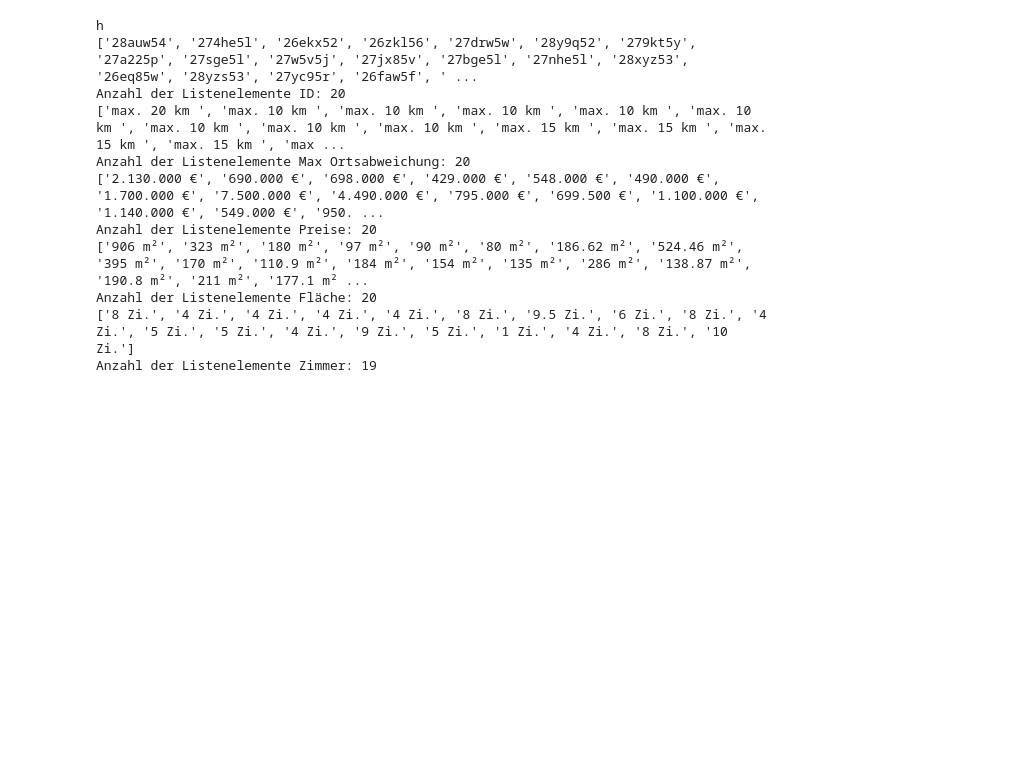
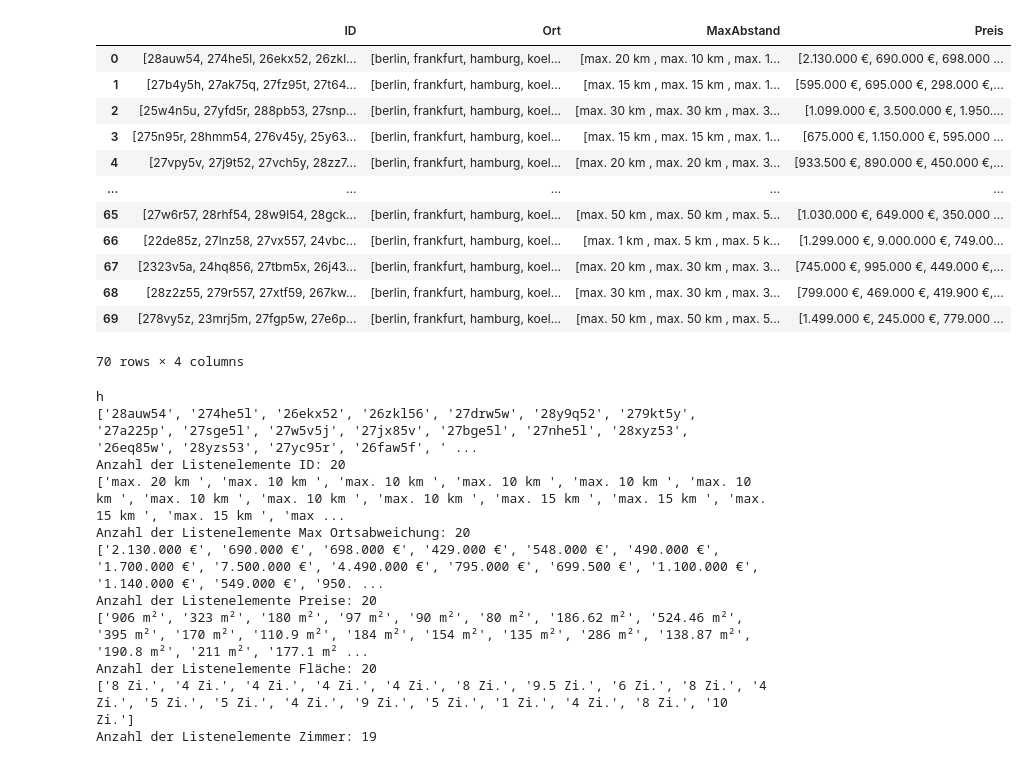
Before and after one commit to Helenaschick/WebSocialMediaAnalytics, a Jupyter notebook: Web Analytics Project_V2.ipynb, the cells around one changed output. Drawn from its saved outputs; the diff is of its cells as text; code cells hidden in the pictures; blank space fills up the shorter version.

Commit message:
Speichern in df und comdirect Schleife

```diff
--- a/Web Analytics Project_V2.ipynb
+++ b/Web Analytics Project_V2.ipynb
@@ -140,4 +140,64 @@ ID,Ort,Umkreis,MAxOrtsabstanddesObjekts,Preis,Fläche,
 IndexError: list index out of range
+# %%
+#Funktioniert noch nicht!
+#Speichern in Dataframe
+data = {
+    'ID': [],
+    'Ort': [],
+    'MaxAbstand': [],
+    #'Fläche': [],
+    #'Zimmer': [],
+    'Preis': [],
+}
+
+#aus funktionierender Schleife kopiert
+for i in range(len(Ort)):
+    for j in range(len(Seite)):
+        a[i][j]= Website + Ort[i] + Slash + Objekt[0] +Snippet1 + str(Umkreis) + Snippet2 + str(Seite[j]+1)
+        page = requests.get(a[i][j])
+        tree = html.fromstring(page.content)
+        id = tree.xpath(".//a/@id")
+        prices = tree.xpath('//div[@data-test="price"]/text()')
+        MaxOrt = tree.xpath('//div[@class="estateFacts-f11b0"]/div[1]/span/text()')
+        for e in range(len(MaxOrt)):
+            MaxOrt[e]=MaxOrt[e][MaxOrt[e].index(""): MaxOrt[e].index("|")]
+        area = tree.xpath('//div[@data-test="area"]/text()')
+        rooms = tree.xpath('//div[@data-test="rooms"]/text()')
+
+
+        b = [[0 for s in range(7)] for r in range(len(id))]
+        for r in range(len(id)):
+             b[r][0]= id[r]
+             b[r][1]= MaxOrt[r]
+             b[r][2]= prices[r]
+             #b[r][3]= area[r]
+
+        data['ID'].append(id)
+        data['Ort'].append(Ort)
+        data['MaxAbstand'].append(MaxOrt)
+        #data['Fläche'].append(area)
+        #data['Zimmer'].append(rooms)
+        data['Preis'].append(prices)
+
+df=pd.DataFrame(data, columns=['ID', 'Ort', 'MaxAbstand',
+#'Fläche', 'Zimmer',
+'Preis'])
+
+df
+# %% [output]
+|  | ID | Ort | MaxAbstand | Preis |
+| 0 | [28auw54, 274he5l, 26ekx52, 26zkl... | [berlin, frankfurt, hamburg, koel... | [max. 20 km , max. 10 km , max. 1... | [2.130.000 €, 690.000 €, 698.000 ... |
+| 1 | [27b4y5h, 27ak75q, 27fz95t, 27t64... | [berlin, frankfurt, hamburg, koel... | [max. 15 km , max. 15 km , max. 1... | [595.000 €, 695.000 €, 298.000 €,... |
+| 2 | [25w4n5u, 27yfd5r, 288pb53, 27snp... | [berlin, frankfurt, hamburg, koel... | [max. 30 km , max. 30 km , max. 3... | [1.099.000 €, 3.500.000 €, 1.950.... |
+| 3 | [275n95r, 28hmm54, 276v45y, 25y63... | [berlin, frankfurt, hamburg, koel... | [max. 15 km , max. 15 km , max. 1... | [675.000 €, 1.150.000 €, 595.000 ... |
+| 4 | [27vpy5v, 27j9t52, 27vch5y, 28zz7... | [berlin, frankfurt, hamburg, koel... | [max. 20 km , max. 20 km , max. 3... | [933.500 €, 890.000 €, 450.000 €,... |
+| ... | ... | ... | ... | ... |
+| 65 | [27w6r57, 28rhf54, 28w9l54, 28gck... | [berlin, frankfurt, hamburg, koel... | [max. 50 km , max. 50 km , max. 5... | [1.030.000 €, 649.000 €, 350.000 ... |
+| 66 | [22de85z, 27lnz58, 27vx557, 24vbc... | [berlin, frankfurt, hamburg, koel... | [max. 1 km , max. 5 km , max. 5 k... | [1.299.000 €, 9.000.000 €, 749.00... |
+| 67 | [2323v5a, 24hq856, 27tbm5x, 26j43... | [berlin, frankfurt, hamburg, koel... | [max. 20 km , max. 30 km , max. 3... | [745.000 €, 995.000 €, 449.000 €,... |
+| 68 | [28z2z55, 279r557, 27xtf59, 267kw... | [berlin, frankfurt, hamburg, koel... | [max. 30 km , max. 30 km , max. 3... | [799.000 €, 469.000 €, 419.900 €,... |
+| 69 | [278vy5z, 23mrj5m, 27fgp5w, 27e6p... | [berlin, frankfurt, hamburg, koel... | [max. 50 km , max. 50 km , max. 5... | [1.499.000 €, 245.000 €, 779.000 ... |
+70 rows × 4 columns
 # %%
 
 a="https://www.immowelt.de/liste/berlin/haeuser/kaufen?d=true&efs=NEW_BUILDING_PROJECT&efs=JUDICIAL_SALE&r=50&sd=DESC&sf=RELEVANCE&sp=1"
```
Also changed, not shown: parts of 2 cells of this notebook, 1 other file.
